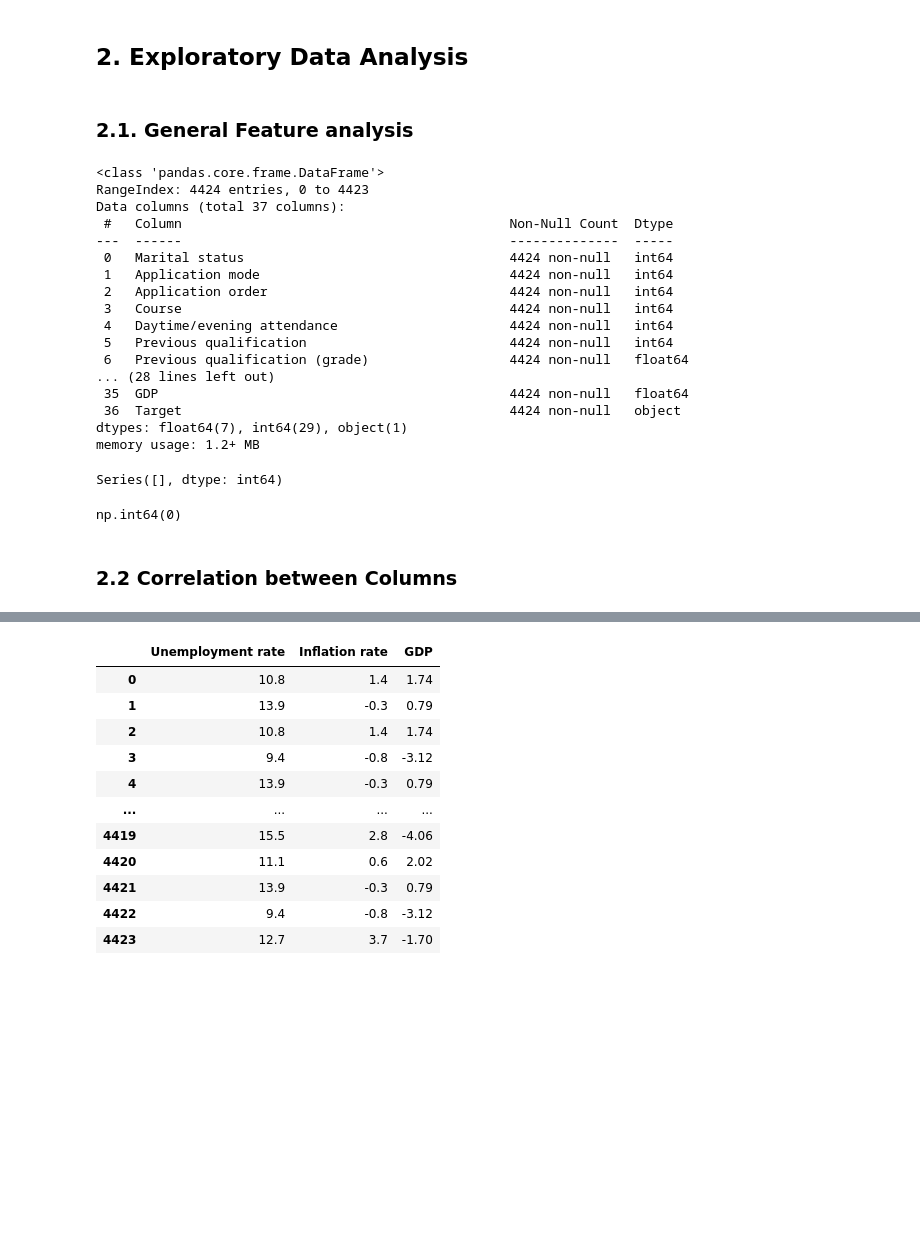
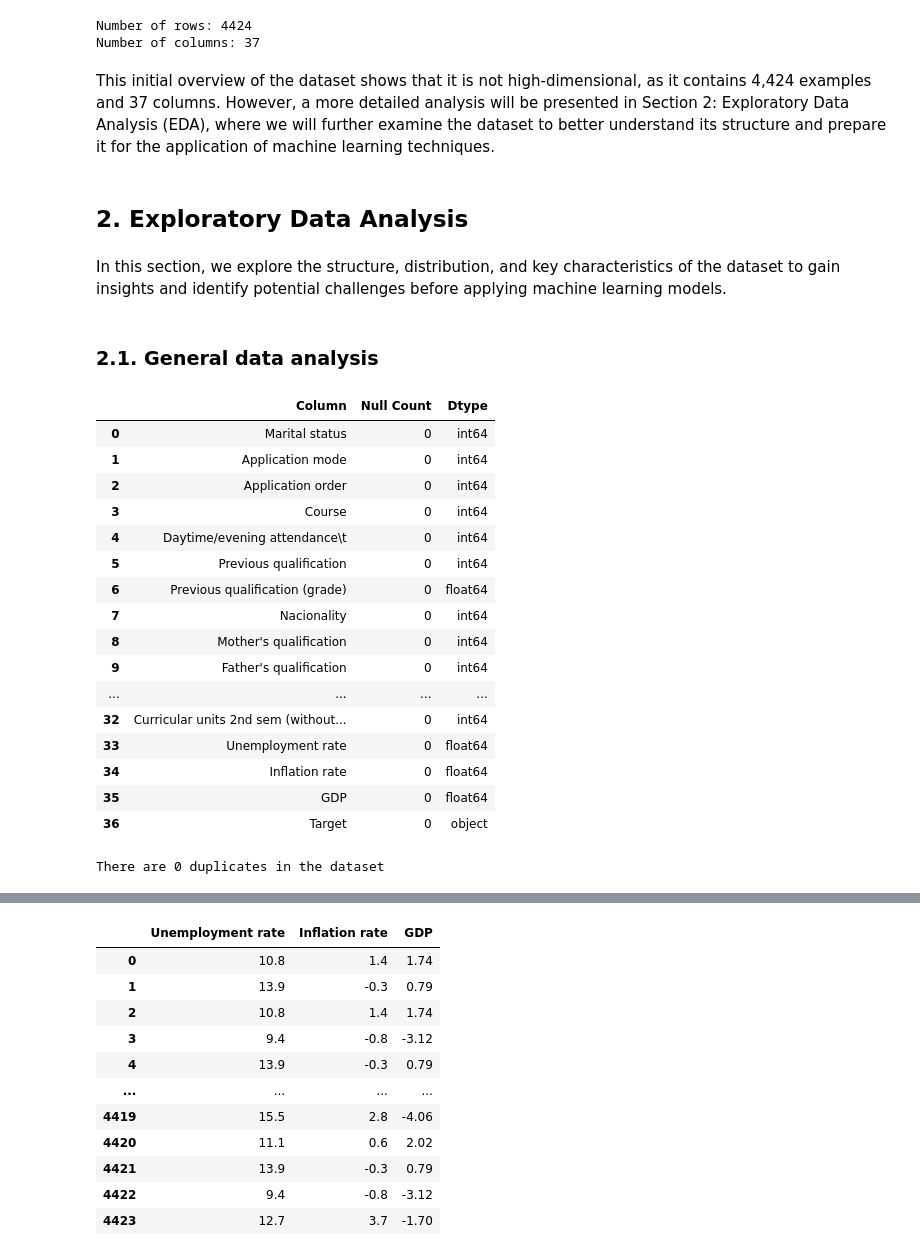
Before and after one commit to toschka123/Student_Dropout, a Jupyter notebook: ML_Project.ipynb, the cells around one changed output, grey strips where cells are left out. Saved outputs shown, nothing was run; the diff lists cells and outputs as text; code cells hidden in the pictures; blank space fills up the shorter version.

Commit message:
Written report
Start writting and structure

```diff
--- a/ML_Project.ipynb
+++ b/ML_Project.ipynb
@@ -45,36 +72,50 @@ data[0:100]
+# %%
+# Get the number of rows and columns
+num_rows, num_cols = data.shape
+
+print(f"Number of rows: {num_rows}")
+print(f"Number of columns: {num_cols}")
+# %% [output]
+Number of rows: 4424
+Number of columns: 37
+# %% [markdown]
+This initial overview of the dataset shows that it is not high-dimensional, as it contains 4,424 examples and 37 columns. However, a more detailed analysis will be presented in Section 2: Exploratory Data Analysis (EDA), where we will further examine the dataset to better understand its structure and prepare it for the application of machine learning techniques.
 # %% [markdown]
 ## 2. Exploratory Data Analysis
+# %% [markdown]
+In this section, we explore the structure, distribution, and key characteristics of the dataset to gain insights and identify potential challenges before applying machine learning models.
 # %% [markdown]
-### 2.1. General Feature analysis
+### 2.1. General data analysis
 # %%
-data.info()
+#Information of columns: Nulls and datatypes
+summary = pd.DataFrame({
+    'Column': data.columns,
+    'Null Count': data.isnull().sum().values,
+    'Dtype': data.dtypes.values
+})
+summary
+#summary[summary['Dtype'] == 'int64'].count()
 # %% [output]
-<class 'pandas.core.frame.DataFrame'>
-RangeIndex: 4424 entries, 0 to 4423
-Data columns (total 37 columns):
- #   Column                                          Non-Null Count  Dtype
----  ------                                          --------------  -----
- 0   Marital status                                  4424 non-null   int64
- 1   Application mode                                4424 non-null   int64
- 2   Application order                               4424 non-null   int64
- 3   Course                                          4424 non-null   int64
- 4   Daytime/evening attendance                      4424 non-null   int64
- 5   Previous qualification                          4424 non-null   int64
- 6   Previous qualification (grade)                  4424 non-null   float64
-... (28 lines left out)
- 35  GDP                                             4424 non-null   float64
- 36  Target                                          4424 non-null   object
-dtypes: float64(7), int64(29), object(1)
-memory usage: 1.2+ MB
+|  | Column | Null Count | Dtype |
+| 0 | Marital status | 0 | int64 |
+| 1 | Application mode | 0 | int64 |
+| 2 | Application order | 0 | int64 |
+| 3 | Course | 0 | int64 |
+| 4 | Daytime/evening attendance\t | 0 | int64 |
+| 5 | Previous qualification | 0 | int64 |
+| 6 | Previous qualification (grade) | 0 | float64 |
+| 7 | Nacionality | 0 | int64 |
+| 8 | Mother's qualification | 0 | int64 |
+| 9 | Father's qualification | 0 | int64 |
+| ... | ... | ... | ... |
+| 32 | Curricular units 2nd sem (without... | 0 | int64 |
+| 33 | Unemployment rate | 0 | float64 |
+| 34 | Inflation rate | 0 | float64 |
+| 35 | GDP | 0 | float64 |
+| 36 | Target | 0 | object |
-# %%
-#checking for missing values
-data.isnull().sum()[data.isnull().sum() != 0]
-# %% [output]
-Series([], dtype: int64)
 # %%
 #checking for duplicates
-data.duplicated().sum()
+duplicates = data.duplicated().sum()
+print('There are',duplicates,'duplicates in the dataset')
 # %% [output]
-np.int64(0)
+There are 0 duplicates in the dataset
-# %% [markdown]
-### 2.2 Correlation between Columns
```
Also changed, not shown: parts of 60 cells of this notebook, 1 other file.
